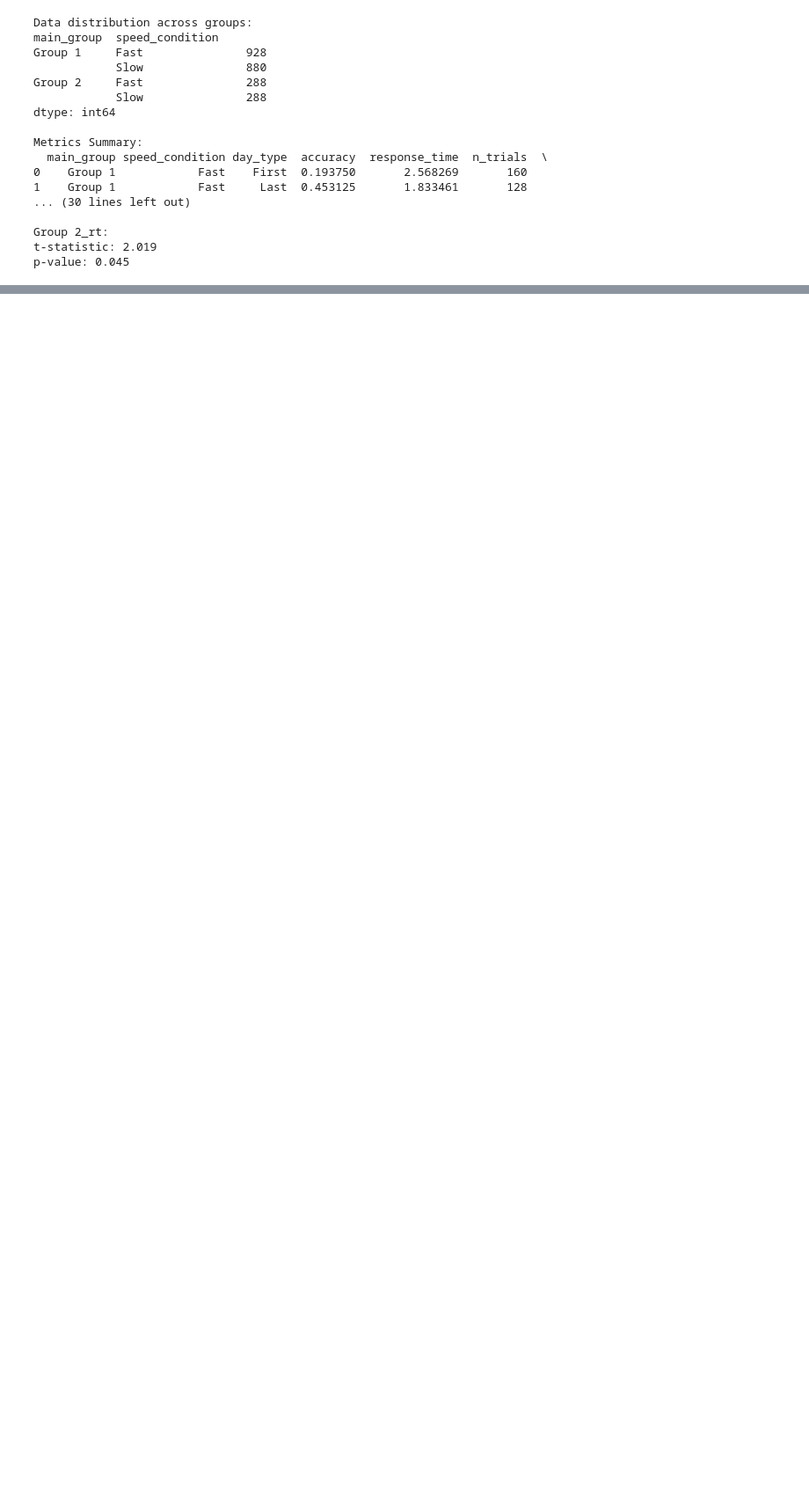
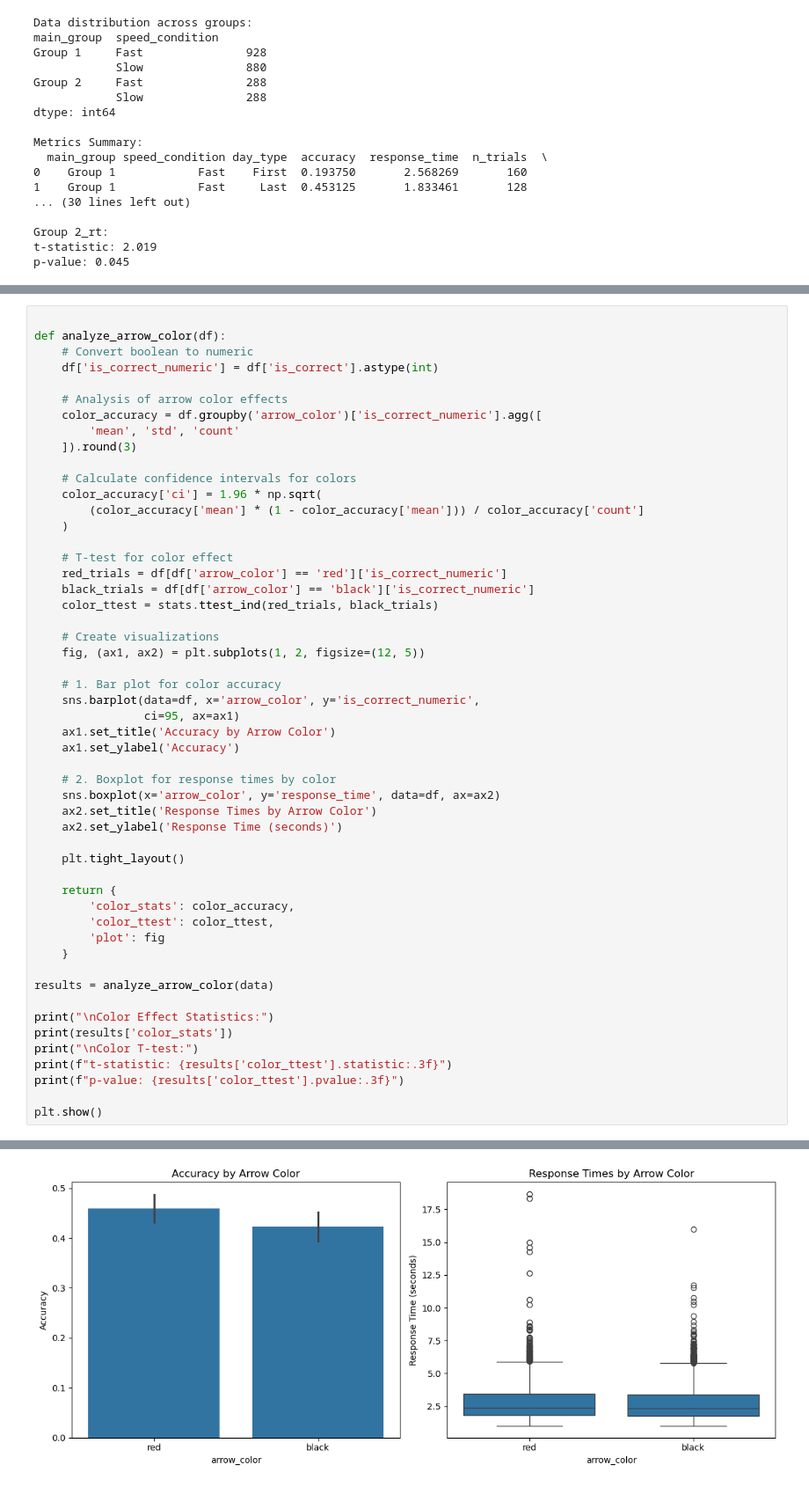
Before and after one commit to m6urns/muller-lyer-replication, a Jupyter notebook: notebooks/results-analyze.ipynb, the cells around one changed output, grey strips where cells are left out. Shown at 88% size. Cells and saved outputs as stored; diff of their text form; blank space fills up the shorter version.

```diff
--- a/notebooks/results-analyze.ipynb
+++ b/notebooks/results-analyze.ipynb
@@ -117,0 +192,53 @@ p-value: 0.045
+# %%
+
+def analyze_arrow_color(df):
+    # Convert boolean to numeric
+    df['is_correct_numeric'] = df['is_correct'].astype(int)
+
+    # Analysis of arrow color effects
+    color_accuracy = df.groupby('arrow_color')['is_correct_numeric'].agg([
+        'mean', 'std', 'count'
+    ]).round(3)
+
+    # Calculate confidence intervals for colors
+    color_accuracy['ci'] = 1.96 * np.sqrt(
+        (color_accuracy['mean'] * (1 - color_accuracy['mean'])) / color_accuracy['count']
+    )
+
+    # T-test for color effect
+    red_trials = df[df['arrow_color'] == 'red']['is_correct_numeric']
+    black_trials = df[df['arrow_color'] == 'black']['is_correct_numeric']
+    color_ttest = stats.ttest_ind(red_trials, black_trials)
+
+    # Create visualizations
+    fig, (ax1, ax2) = plt.subplots(1, 2, figsize=(12, 5))
+
+    # 1. Bar plot for color accuracy
+    sns.barplot(data=df, x='arrow_color', y='is_correct_numeric',
+                ci=95, ax=ax1)
+    ax1.set_title('Accuracy by Arrow Color')
+    ax1.set_ylabel('Accuracy')
+
+    # 2. Boxplot for response times by color
+    sns.boxplot(x='arrow_color', y='response_time', data=df, ax=ax2)
+    ax2.set_title('Response Times by Arrow Color')
+    ax2.set_ylabel('Response Time (seconds)')
+
+    plt.tight_layout()
+
+    return {
+        'color_stats': color_accuracy,
+        'color_ttest': color_ttest,
+        'plot': fig
+    }
+
+results = analyze_arrow_color(data)
+
+print("\nColor Effect Statistics:")
+print(results['color_stats'])
+print("\nColor T-test:")
+print(f"t-statistic: {results['color_ttest'].statistic:.3f}")
+print(f"p-value: {results['color_ttest'].pvalue:.3f}")
+
+plt.show()
+# %% [output]
@@ -117,0 +257 @@ p-value: 0.045
+[figure, added]
```
Also changed, not shown: parts of 2 cells of this notebook.
